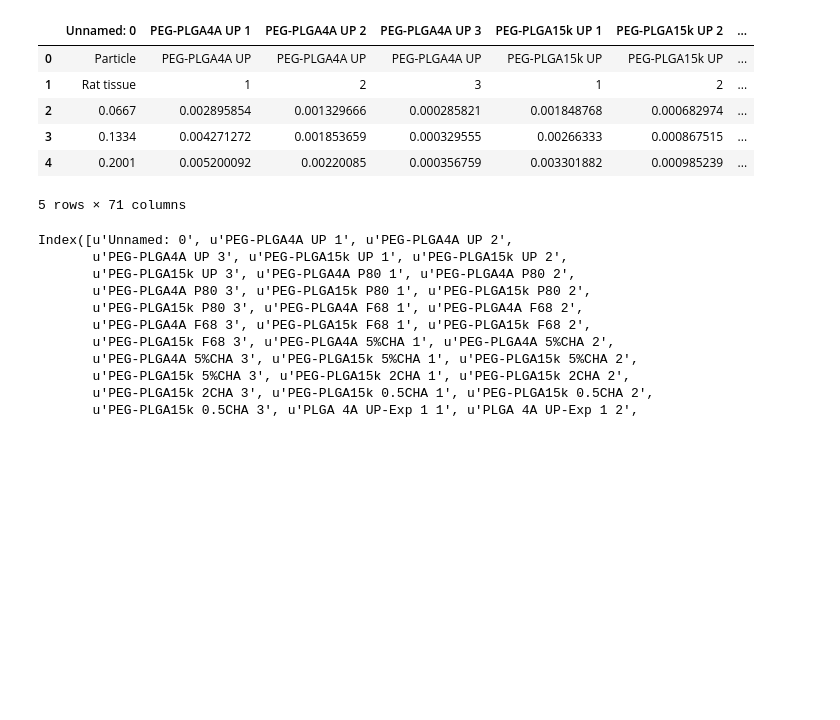
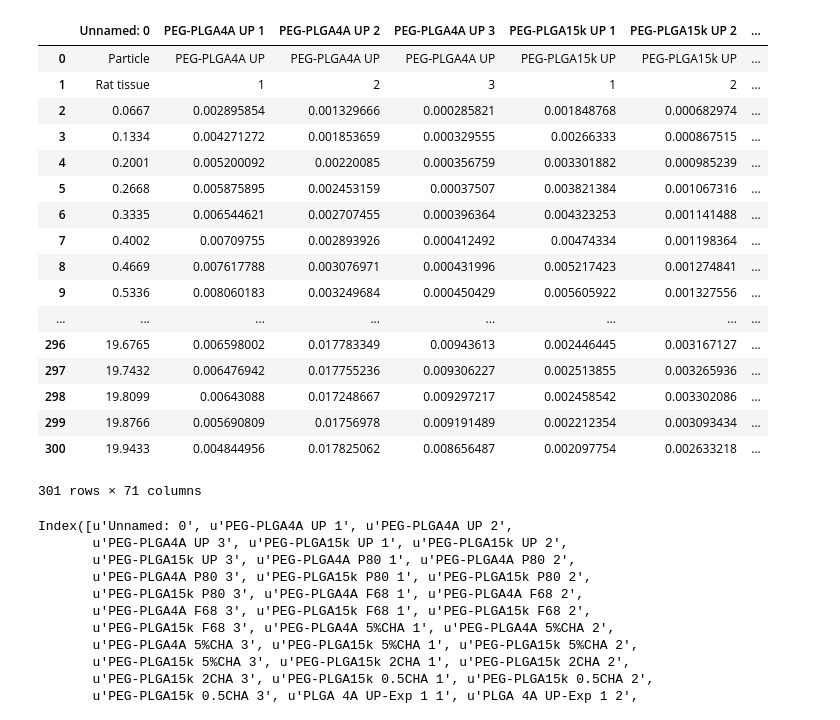
Before and after one commit to ccurtis7/brain_diffusion, a Jupyter notebook: test_notebooks/Ian_testing.ipynb, the cells around one changed output. Drawn from its saved outputs; the diff is of its cells as text; code cells hidden in the pictures; blank space fills up the shorter version.

```diff
--- a/test_notebooks/Ian_testing.ipynb
+++ b/test_notebooks/Ian_testing.ipynb
@@ -10,15 +11,26 @@ zf = zipfile.ZipFile('brain-diffusion_data.zip')
 file_handle = zf.open('Mean_Square_Displacement_Data.csv')
 msd = pd.read_csv(file_handle)
 # %%
-msd.head()
+msd
 # %% [output]
 |  | Unnamed: 0 | PEG-PLGA4A UP 1 | PEG-PLGA4A UP 2 | PEG-PLGA4A UP 3 | PEG-PLGA15k UP 1 | PEG-PLGA15k UP 2 | ... |
 | 0 | Particle | PEG-PLGA4A UP | PEG-PLGA4A UP | PEG-PLGA4A UP | PEG-PLGA15k UP | PEG-PLGA15k UP | ... |
 | 1 | Rat tissue | 1 | 2 | 3 | 1 | 2 | ... |
 | 2 | 0.0667 | 0.002895854 | 0.001329666 | 0.000285821 | 0.001848768 | 0.000682974 | ... |
 | 3 | 0.1334 | 0.004271272 | 0.001853659 | 0.000329555 | 0.00266333 | 0.000867515 | ... |
 | 4 | 0.2001 | 0.005200092 | 0.00220085 | 0.000356759 | 0.003301882 | 0.000985239 | ... |
+| 5 | 0.2668 | 0.005875895 | 0.002453159 | 0.00037507 | 0.003821384 | 0.001067316 | ... |
+| 6 | 0.3335 | 0.006544621 | 0.002707455 | 0.000396364 | 0.004323253 | 0.001141488 | ... |
+| 7 | 0.4002 | 0.00709755 | 0.002893926 | 0.000412492 | 0.00474334 | 0.001198364 | ... |
+| 8 | 0.4669 | 0.007617788 | 0.003076971 | 0.000431996 | 0.005217423 | 0.001274841 | ... |
+| 9 | 0.5336 | 0.008060183 | 0.003249684 | 0.000450429 | 0.005605922 | 0.001327556 | ... |
+| ... | ... | ... | ... | ... | ... | ... | ... |
+| 296 | 19.6765 | 0.006598002 | 0.017783349 | 0.00943613 | 0.002446445 | 0.003167127 | ... |
+| 297 | 19.7432 | 0.006476942 | 0.017755236 | 0.009306227 | 0.002513855 | 0.003265936 | ... |
+| 298 | 19.8099 | 0.00643088 | 0.017248667 | 0.009297217 | 0.002458542 | 0.003302086 | ... |
+| 299 | 19.8766 | 0.005690809 | 0.01756978 | 0.009191489 | 0.002212354 | 0.003093434 | ... |
+| 300 | 19.9433 | 0.004844956 | 0.017825062 | 0.008656487 | 0.002097754 | 0.002633218 | ... |
-5 rows × 71 columns
+301 rows × 71 columns
 # %%
 msd.columns
 # %% [output]
```
Also changed, not shown: parts of 16 cells of this notebook, 1 other file.
